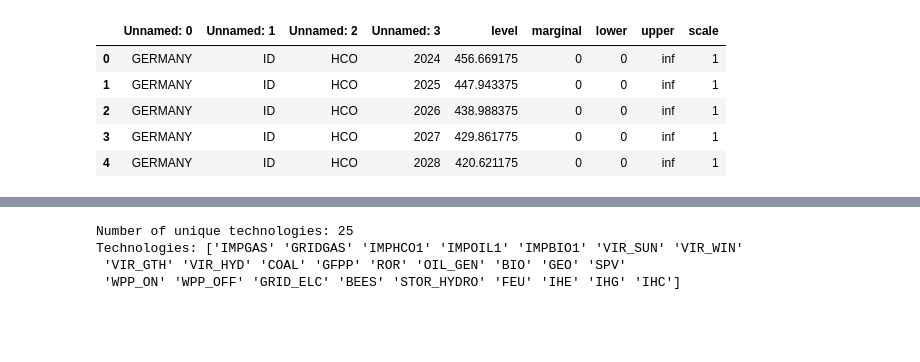
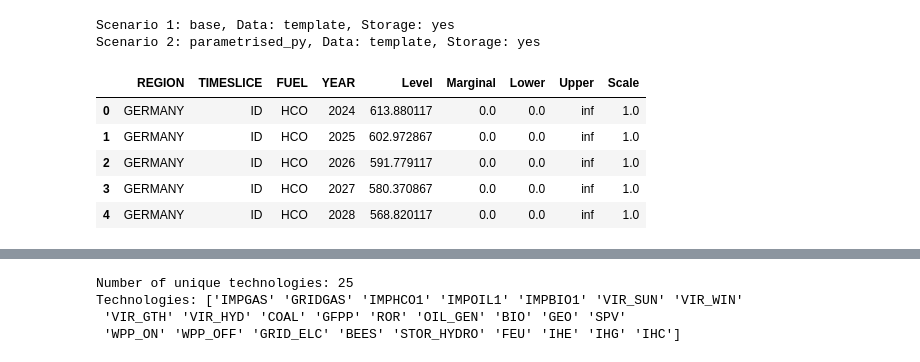
Before and after one commit to Mich8-D/Hy-run, a Jupyter notebook: visualization.ipynb, the cells around one changed output, grey strips where cells are left out. Saved outputs shown, nothing was run; the diff lists cells and outputs as text; code cells hidden in the pictures; blank space fills up the shorter version.

Commit message:
Using .gdx results files directly, start on python parameter simulation

```diff
--- a/visualization.ipynb
+++ b/visualization.ipynb
@@ -16,0 +14,9 @@ Available sheets: ['YEAR', 'y', 'yy', 'yyy', 'TECHNOLOGY', 't', 'TIMESLICE', 'l'
+# %%
+# Define paths
+gams_model = "osemosys.gms"
+results_folder = Path("Results")
+results_folder.mkdir(exist_ok=True)
+
+scenario = "base"
+data = "template"
+storage = "yes"  # or "no"
@@ -17,13 +73,31 @@ Available sheets: ['YEAR', 'y', 'yy', 'yyy', 'TECHNOLOGY', 't', 'TIMESLICE', 'l'
+# %%
+#User defined block, identify scenarios for side-by-side comparison
+
+selected_scenarios = ["base", "parametrised_py"]
+selected_data = ["template", "template"]
+selected_storage = ["yes", "yes"]
+
+N_dfs = len(selected_scenarios)
+dfs = []
+for i, sc, d, st in zip(range(1, N_dfs+1), selected_scenarios, selected_data, selected_storage):
+    df = df_results[sc][d][st]
+    # Do something with the dataframe
+    print(f"Scenario {i}: {sc}, Data: {d}, Storage: {st}")
+    dfs.append(df)
+# %% [output]
+Scenario 1: base, Data: template, Storage: yes
+Scenario 2: parametrised_py, Data: template, Storage: yes
 # %%
+df = dfs[0] #
 df1 = df['Production']
 df1.head()
 # %% [output]
-|  | Unnamed: 0 | Unnamed: 1 | Unnamed: 2 | Unnamed: 3 | level | marginal | lower | upper | scale |
-| 0 | GERMANY | ID | HCO | 2024 | 456.669175 | 0 | 0 | inf | 1 |
-| 1 | GERMANY | ID | HCO | 2025 | 447.943375 | 0 | 0 | inf | 1 |
-| 2 | GERMANY | ID | HCO | 2026 | 438.988375 | 0 | 0 | inf | 1 |
-| 3 | GERMANY | ID | HCO | 2027 | 429.861775 | 0 | 0 | inf | 1 |
-| 4 | GERMANY | ID | HCO | 2028 | 420.621175 | 0 | 0 | inf | 1 |
+|  | REGION | TIMESLICE | FUEL | YEAR | Level | Marginal | Lower | Upper | Scale |
+| 0 | GERMANY | ID | HCO | 2024 | 613.880117 | 0.0 | 0.0 | inf | 1.0 |
+| 1 | GERMANY | ID | HCO | 2025 | 602.972867 | 0.0 | 0.0 | inf | 1.0 |
+| 2 | GERMANY | ID | HCO | 2026 | 591.779117 | 0.0 | 0.0 | inf | 1.0 |
+| 3 | GERMANY | ID | HCO | 2027 | 580.370867 | 0.0 | 0.0 | inf | 1.0 |
+| 4 | GERMANY | ID | HCO | 2028 | 568.820117 | 0.0 | 0.0 | inf | 1.0 |
 # %%
 df1.columns = ['Region', 'Timeslice', 'Fuel', 'Year', 'Level', 'Marginal', 'Lower', 'Upper', 'Scale']
 
```
Also changed, not shown: parts of 10 cells of this notebook, 7 other files.
